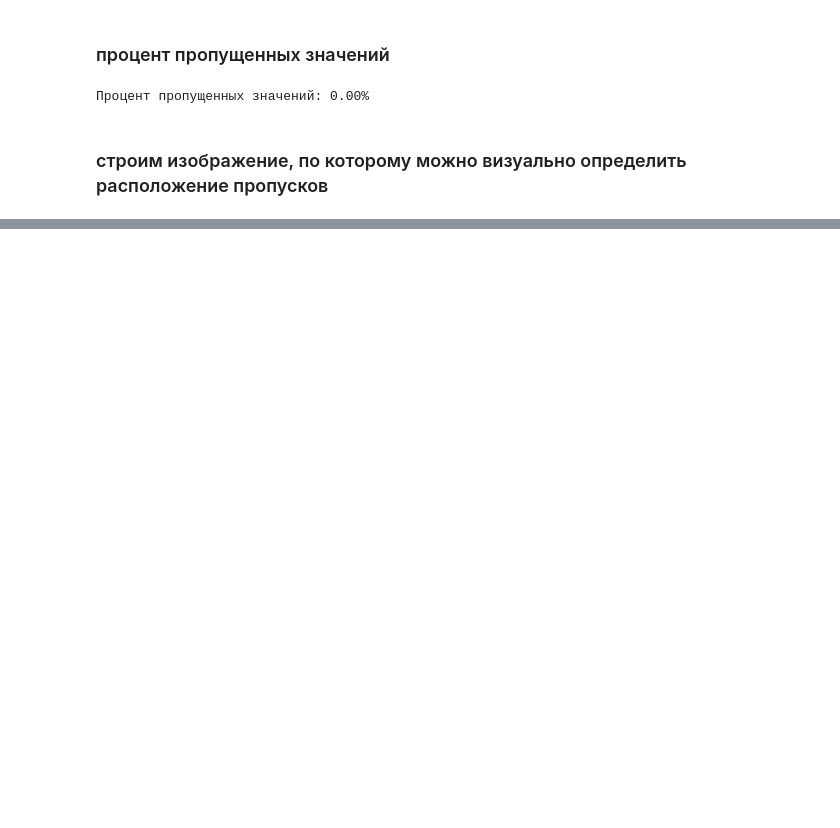
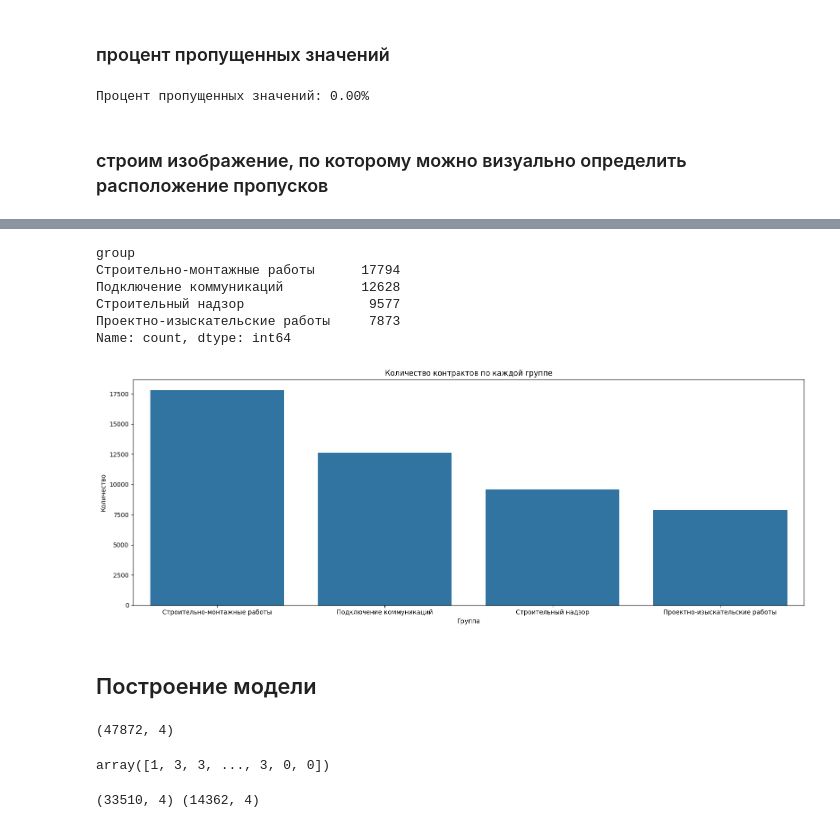
Before and after one commit to 7554203/Diplom, a Jupyter notebook: Diplom_data_processing.ipynb, the cells around one changed output, grey strips where cells are left out. Drawn from its saved outputs; the diff is of its cells as text; code cells hidden in the pictures; blank space fills up the shorter version.

```diff
--- a/Diplom_data_processing.ipynb
+++ b/Diplom_data_processing.ipynb
@@ -236,0 +279,22 @@ print('Частичных дупликатов: ', partial_duplicates)
+# %%
+def match(templ, value):
+    try:
+      return re.search(f'^{templ}.', value)
+    except Exception as e:
+        print(f"{type(e).__name__}: {e}")
+        return False
+
+def get_group(value):
+    if (match('41', value) or match('42', value) or match('43', value)) and  value not in ('43.9', '42.9', '42.2', '43.2', '41.1', '71.1', '43.2'):
+        return 'Строительно-монтажные работы'
+    elif value in ('41.1', '71.1'):
+        return 'Проектно-изыскательские работы'
+    elif value in ('43.2'):
+        return 'Подключение коммуникаций'
+    elif value in ('43.9', '42.9', '42.2'):
+        return 'Строительный надзор'
+    else:
+        return 'Прочие'
+# %%
+# поставим фильтр на датасет оставив только нужные группы
+df_groups = df[df['y'].isin(['41.1', '41.2', '42.1' '42.2', '42.9', '43.1', '43.2', '43.3', '43.9', '71.1'])]
@@ -236,0 +310,4 @@ print('Частичных дупликатов: ', partial_duplicates)
+# %%
+# добавим группу
+df_groups['group'] = df_groups['y'].apply(lambda x: get_group(x))
+df_groups.head(2)
@@ -236,0 +321,47 @@ print('Частичных дупликатов: ', partial_duplicates)
+# %%
+df_groups['group'].value_counts()
+# %% [output]
+group
+Строительно-монтажные работы      17794
+Подключение коммуникаций          12628
+Строительный надзор                9577
+Проектно-изыскательские работы     7873
+Name: count, dtype: int64
+# %%
+# визуализируем распределение по группам
+plt.figure(figsize=(16, 6))
+sns.countplot(data=df_groups, x='group', order=df_groups['group'].value_counts().index)
+plt.title('Количество контрактов по каждой группе')
+plt.xlabel('Группа')
+plt.ylabel('Количество')
+plt.xticks(rotation=0)
+plt.tight_layout()
+plt.show()
+# %% [output]
+[figure, added]
+# %% [markdown]
+## Построение модели
+# %%
+from sklearn.feature_extraction.text import TfidfVectorizer, CountVectorizer
+from sklearn.model_selection import train_test_split
+
+tfidf = TfidfVectorizer(max_features=1700, min_df=5, max_df=0.7)
+
+X = df_groups['y']
+tfidf_X = tfidf.fit_transform(X).toarray()
+tfidf_X.shape
+# %% [output]
+(47872, 4)
+# %%
+from sklearn.preprocessing import LabelEncoder
+le = LabelEncoder()
+le.fit(df_groups['group'])
+y = le.transform(df_groups['group'])
+y
+# %% [output]
+array([1, 3, 3, ..., 3, 0, 0])
+# %%
+X_train, X_test, y_train, y_test = train_test_split(tfidf_X, y, test_size=0.3)
+print(X_train.shape, X_test.shape)
+# %% [output]
+(33510, 4) (14362, 4)
```
Also changed, not shown: parts of 53 cells of this notebook, 1 other file.
